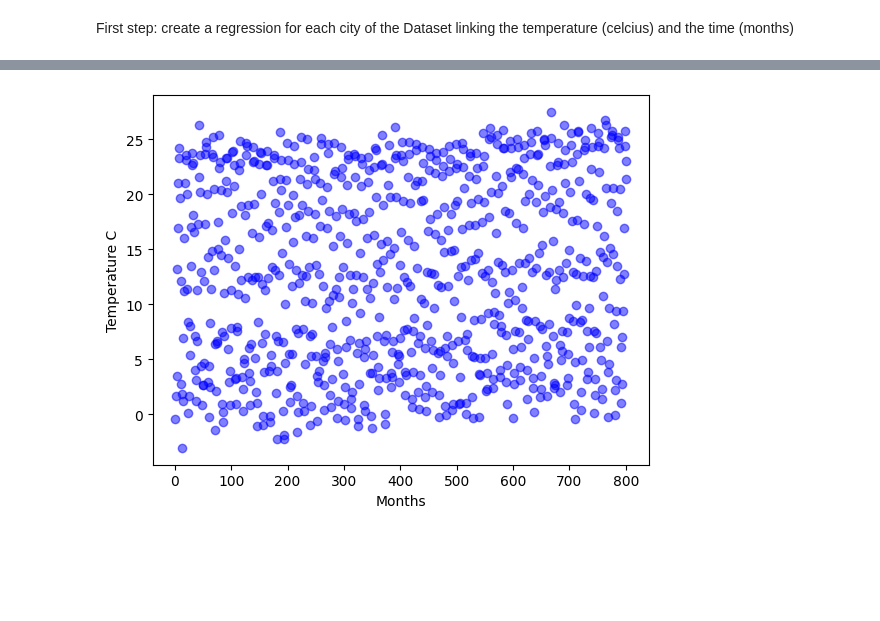
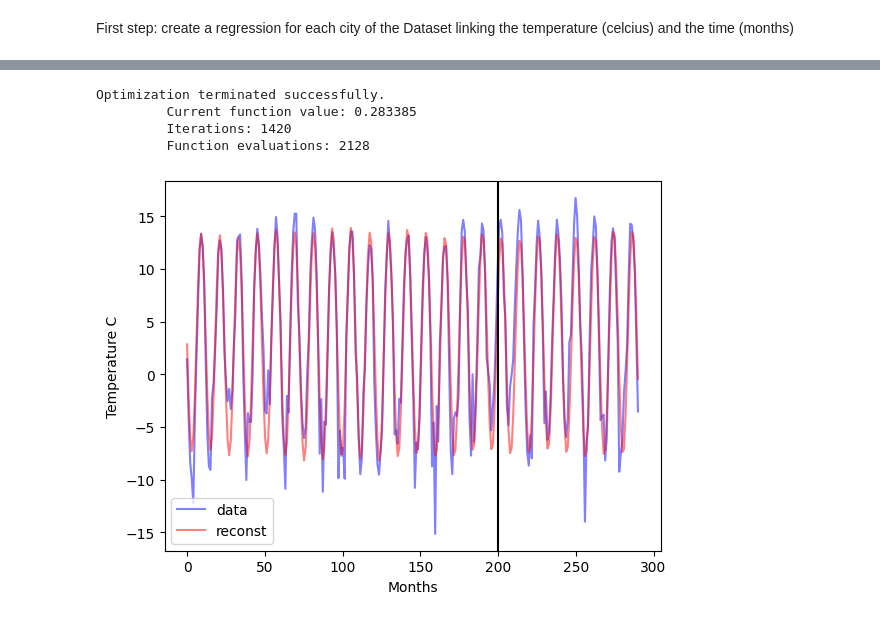
Before and after one commit to JoelMatin/project_traffic_surveillance, a Jupyter notebook: weater_forecast.ipynb, the cells around one changed output, grey strips where cells are left out. Cells and saved outputs as stored; diff of their text form; code cells hidden in the pictures; blank space fills up the shorter version.

```diff
--- a/weater_forecast.ipynb
+++ b/weater_forecast.ipynb
@@ -36,13 +91,31 @@ months_test = months[nb_of_train_months:]
+# %%
+def error_regression(beta, months, Tcity):
+    T_pred = T_reg(months, beta )
+    error = rrmse(Tcity, T_pred)
+    return error
+
+beta0 = np.ones(7,)*0.505
+[beta_opt, beta_all] = scipy.optimize.fmin(error_regression, x0=beta0, args=(working_months,T_work), retall=True, maxfun=10000)
+
+
+# print(f'')
+# print(f'beta_opt = {beta_opt}')
+# print(f'error    = {error_regression(beta_opt, working_months, Ti)}')
+T_pred = T_reg(months_validation, beta_opt)
+# %% [output]
+Optimization terminated successfully.
+         Current function value: 0.283385
+         Iterations: 1420
+         Function evaluations: 2128
 # %%
-city_number = 0;    ##Albuquerque
-nb_working_months = nb_of_train_months
-working_months = months_train[:nb_working_months]
+# We can plot the dataset, the original non-linear function and the reconstructed
+plt.plot(months_validation, T_validation, c='b', alpha=0.5, label = 'data')
+plt.plot(months_validation, T_pred, c='r', alpha=0.5, label = 'reconst')
+plt.axvline(nb_working_months, color = 'black')
 
-Ti = T_train[city_number][:nb_working_months]
-# We can plot the dataset and the original non-linear function
-plt.scatter(working_months, Ti, c='b', alpha=0.5)
+plt.legend()
 plt.xlabel('Months')
 plt.ylabel('Temperature C')
 plt.show()
 # %% [output]
-[figure, old version]
+[figure, new version]
```
Also changed, not shown: parts of 8 cells of this notebook.
